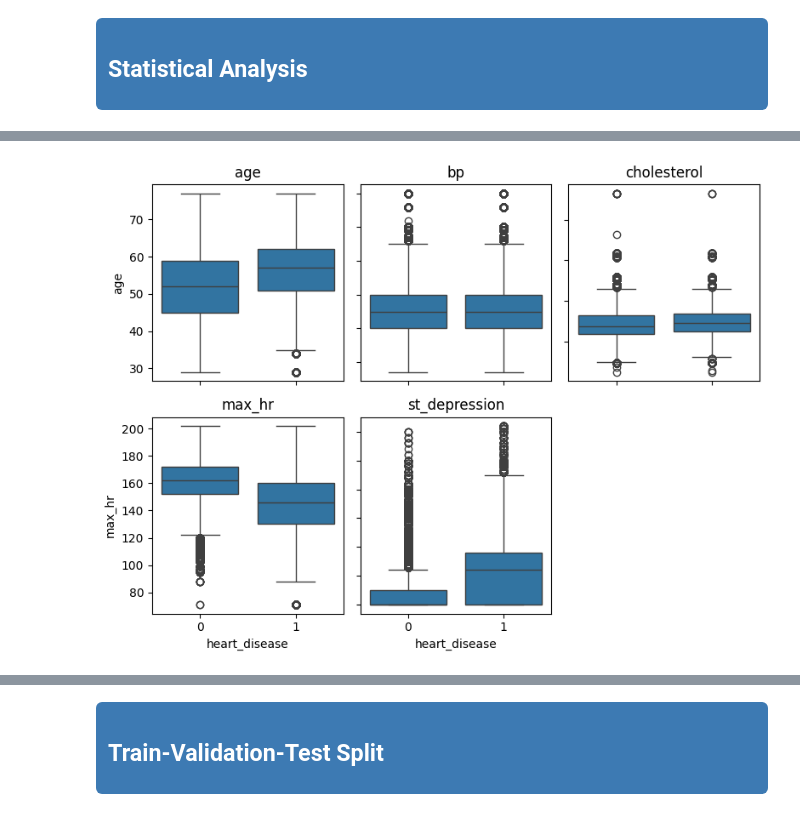
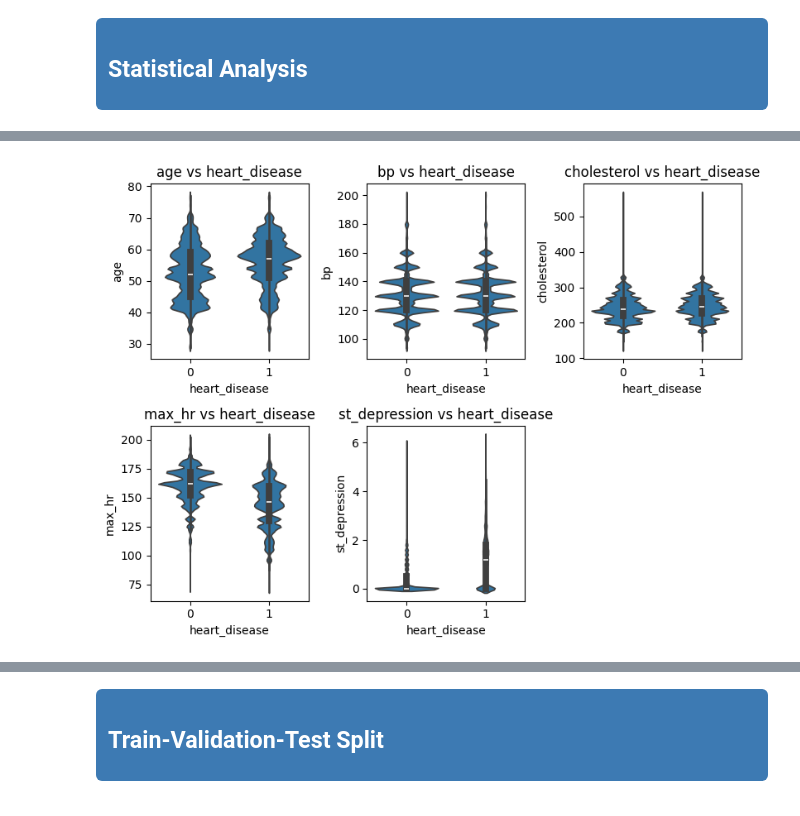
Before and after one commit to JeroHoyos/predicting_heart_disease, a Jupyter notebook: predicting_heart_disease.ipynb, the cells around one changed output, grey strips where cells are left out. Saved outputs shown, nothing was run; the diff lists cells and outputs as text; code cells hidden in the pictures.

Commit message:
Cambio boxplot por violinplot para numericas continuas, modificacion para countplot y nuevos countplot para cada categorica ordinal y binaria

```diff
--- a/predicting_heart_disease.ipynb
+++ b/predicting_heart_disease.ipynb
@@ -295,0 +291,10 @@ plt.show()
+# %%
+# count of heart_disease
+ax = sns.countplot(x='heart_disease', data=df)
+
+total = len(df)
+labels = [f'{(v.get_height()/total)*100:.1f}%' for v in ax.containers[0]]
+
+ax.bar_label(ax.containers[0], labels=labels, padding=3)
+
+plt.show()
@@ -296,18 +303,18 @@ plt.show()
 # %%
-# Bloxplot X numericas no ordinales vs Y (heart_disease)
-numerical_columns =[x for x in df.columns if df[x].nunique() > 10 and x != "id"]
-numerical_columns
+# Violinplot X (nontinuous numerical columnds) vs Y (heart_disease)
+numeric_columns =[x for x in df.columns if df[x].nunique() > 10 and x != "id"]
 
 fig, axes = plt.subplots(2,3, figsize = (8,6))
 for i, ax in enumerate(axes.flatten()):
 
-    if i < len(numerical_columns):
-        sns.boxplot(x = "heart_disease",data = df, y =numerical_columns[i], ax=ax)
-        ax.set_title(numerical_columns[i])
-        ax.label_outer()
+    if i < len(numeric_columns):
+        sns.violinplot(x = "heart_disease",data = df, y =numeric_columns[i], ax=ax)
+        ax.set_title(f"{numeric_columns[i]} vs heart_disease")
+        ax.set_ylabel(numeric_columns[i])
+        ax.set_xlabel("heart_disease")
     else:
         ax.set_visible(False)
 plt.tight_layout()
 plt.show()
 # %% [output]
-[figure, old version]
+[figure, new version]
```
Also changed, not shown: parts of 5 cells of this notebook.
